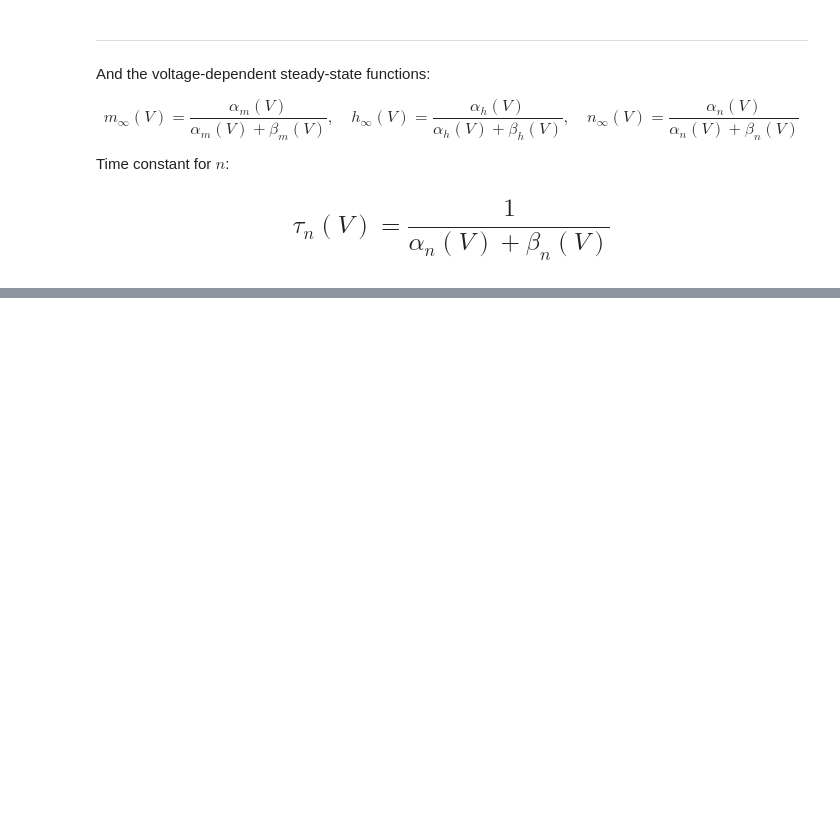
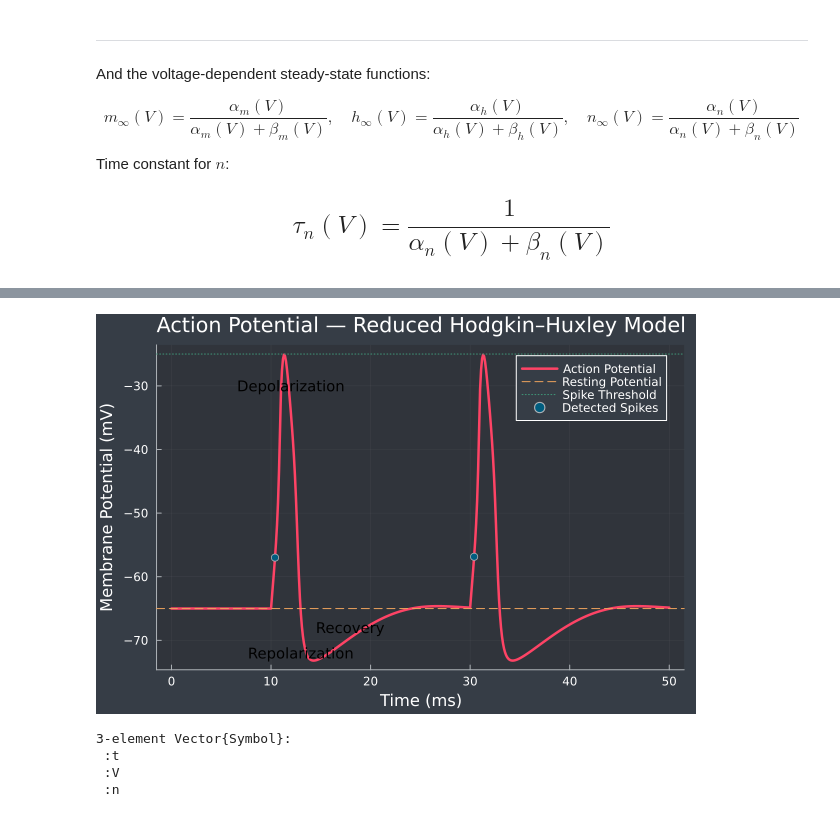
Before and after one commit to Nirbhay0007/Neural_Spiking_Dynamics, a Jupyter notebook: Phase2_Simulator_Build.ipynb, the cells around one changed output, grey strips where cells are left out. Cells and saved outputs as stored; diff of their text form; code cells hidden in the pictures; blank space fills up the shorter version.

```diff
--- a/Phase2_Simulator_Build.ipynb
+++ b/Phase2_Simulator_Build.ipynb
@@ -418,0 +436,29 @@ plot(sol, vars=(0, 1), label="Membrane Voltage (mV)", xlabel="Time (ms)", ylabel
+# %%
+theme(:dark)
+
+plot(
+    df.t, df.V,
+    xlabel = "Time (ms)",
+    ylabel = "Membrane Potential (mV)",
+    label = "Action Potential",
+    legend = :topright,
+    linewidth = 2.5,
+    title = "Action Potential — Reduced Hodgkin–Huxley Model"
+)
+
+hline!([-65], linestyle=:dash, label="Resting Potential")
+hline!([-25], linestyle=:dot, label="Spike Threshold")
+
+
+annotate!(12, -30, text("Depolarization", 10))
+annotate!(13, -72, text("Repolarization", 10))
+annotate!(18, -68, text("Recovery", 10))
+
+# vspan!(12, 18, alpha=0.12, label="Refractory Period")
+threshold = -55
+spikes = findall(df.V[1:end-1] .< threshold .&& df.V[2:end] .>= threshold)
+spike_times = df.t[spikes]
+
+scatter!(spike_times, df.V[spikes], label="Detected Spikes")
+# %% [output]
+[figure, added]
@@ -418,0 +470,8 @@ plot(sol, vars=(0, 1), label="Membrane Voltage (mV)", xlabel="Time (ms)", ylabel
+# %%
+
+@load "expermental_data/synthetic_data/noise_0_hh_2d_model.jld"
+# %% [output]
+3-element Vector{Symbol}:
+ :t
+ :V
+ :n
```
Also changed, not shown: parts of 15 cells of this notebook, 5 other files.
